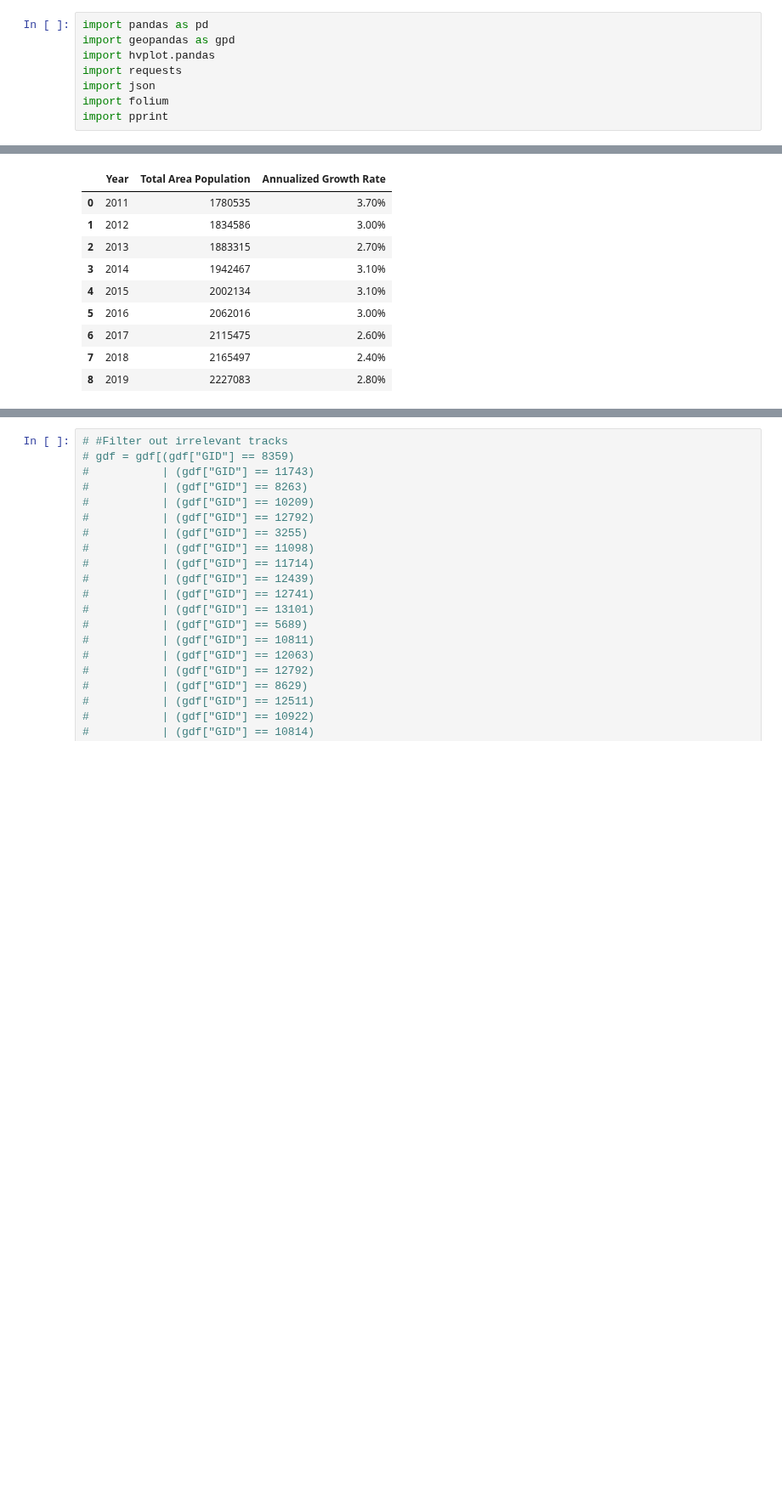
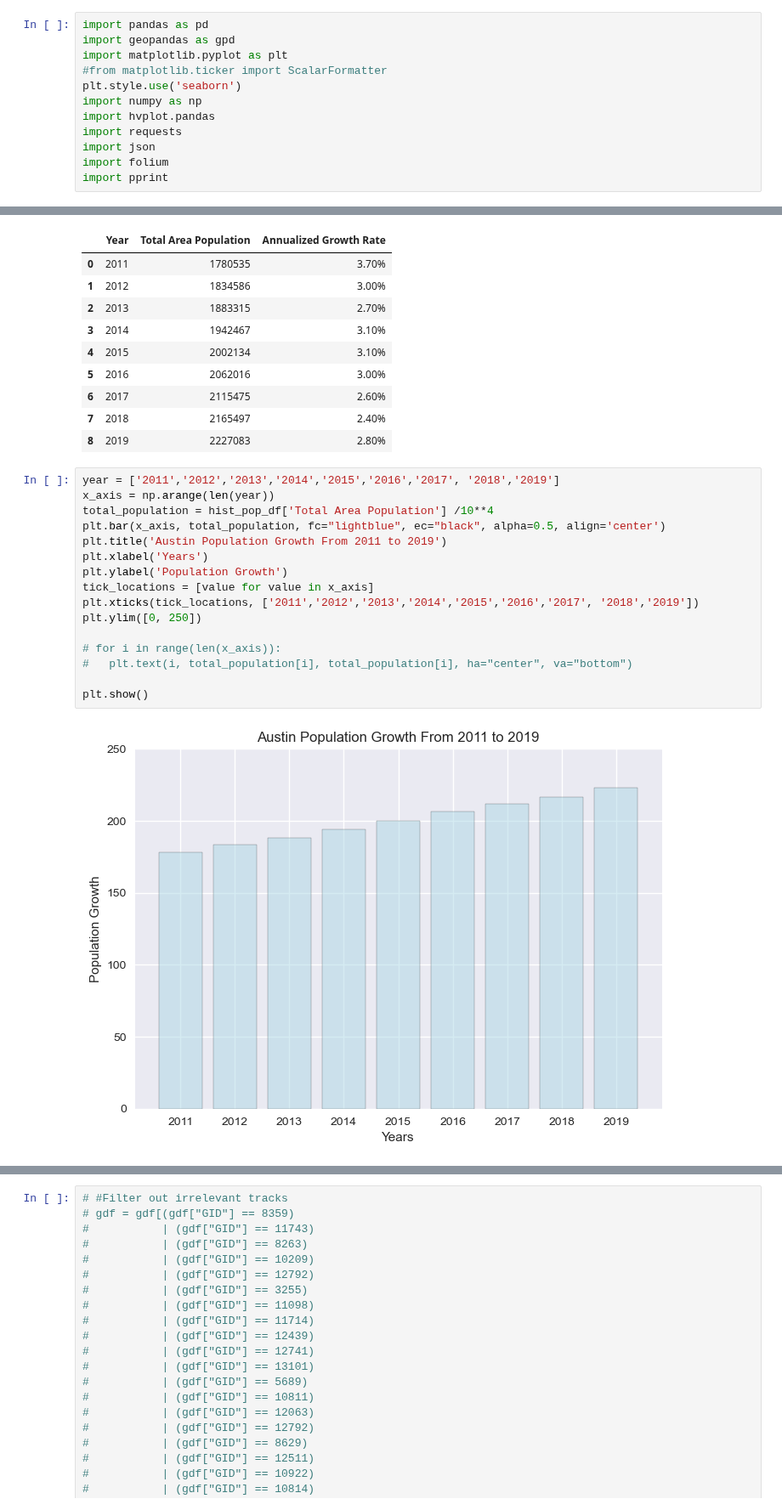
Before and after one commit to bennettnorth/Group-5-Project-1, a Jupyter notebook: Project File.ipynb, the cells around one changed output, grey strips where cells are left out. Shown at 85% size. Saved outputs shown, nothing was run; the diff lists cells and outputs as text; blank space fills up the shorter version.

Commit message:
added bar chart and line chart

```diff
--- a/Project File.ipynb
+++ b/Project File.ipynb
@@ -7,6 +7,10 @@ What are the growth rates of Austin and Dallas? What are the existing rail lines
 # %%
 import pandas as pd
 import geopandas as gpd
+import matplotlib.pyplot as plt
+#from matplotlib.ticker import ScalarFormatter
+plt.style.use('seaborn')
+import numpy as np
 import hvplot.pandas
 import requests
 import json
@@ -96,3 +97,21 @@ hist_pop_df
 | 6 | 2017 | 2115475 | 2.60% |
 | 7 | 2018 | 2165497 | 2.40% |
 | 8 | 2019 | 2227083 | 2.80% |
+# %%
+year = ['2011','2012','2013','2014','2015','2016','2017', '2018','2019']
+x_axis = np.arange(len(year))
+total_population = hist_pop_df['Total Area Population'] /10**4
+plt.bar(x_axis, total_population, fc="lightblue", ec="black", alpha=0.5, align='center')
+plt.title('Austin Population Growth From 2011 to 2019')
+plt.xlabel('Years')
+plt.ylabel('Population Growth')
+tick_locations = [value for value in x_axis]
+plt.xticks(tick_locations, ['2011','2012','2013','2014','2015','2016','2017', '2018','2019'])
+plt.ylim([0, 250])
+
+# for i in range(len(x_axis)):
+#   plt.text(i, total_population[i], total_population[i], ha="center", va="bottom")
+
+plt.show()
+# %% [output]
+[figure, added]
```
Also changed, not shown: parts of 3 cells of this notebook.
